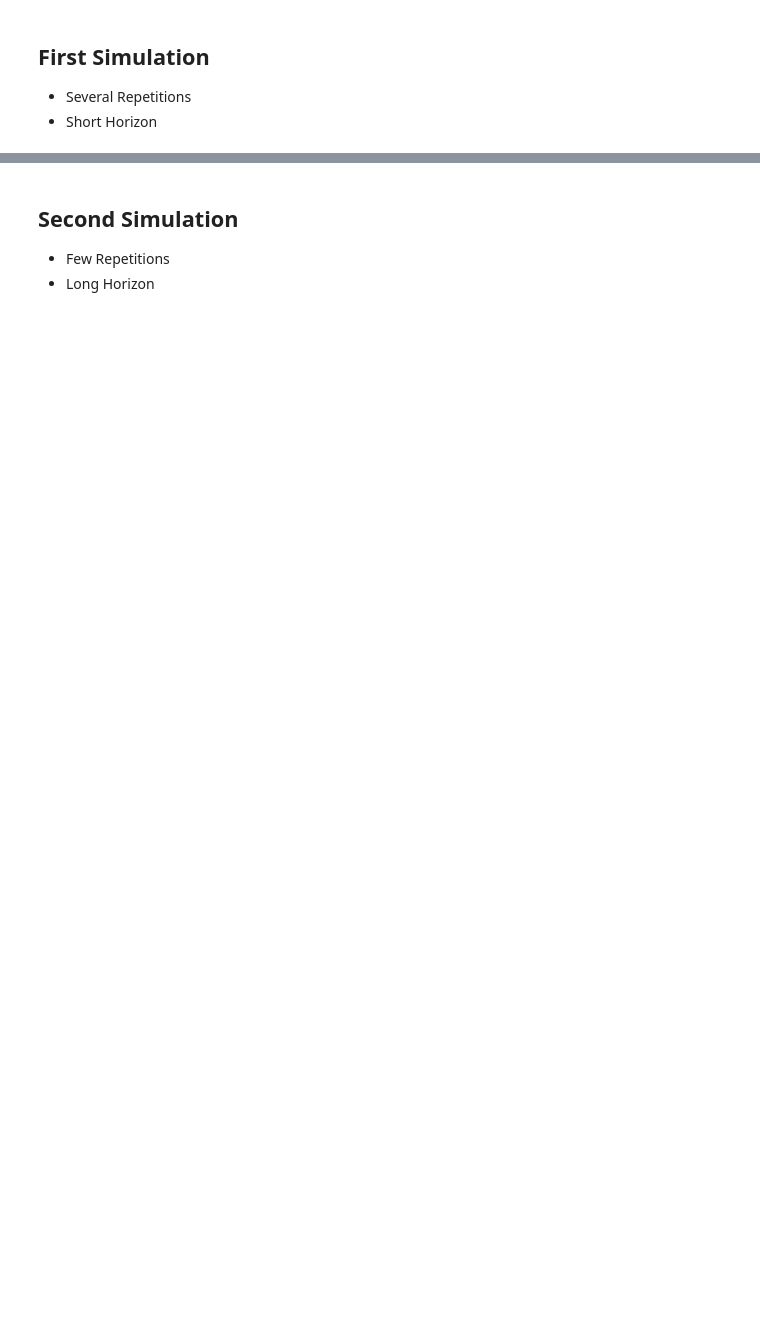
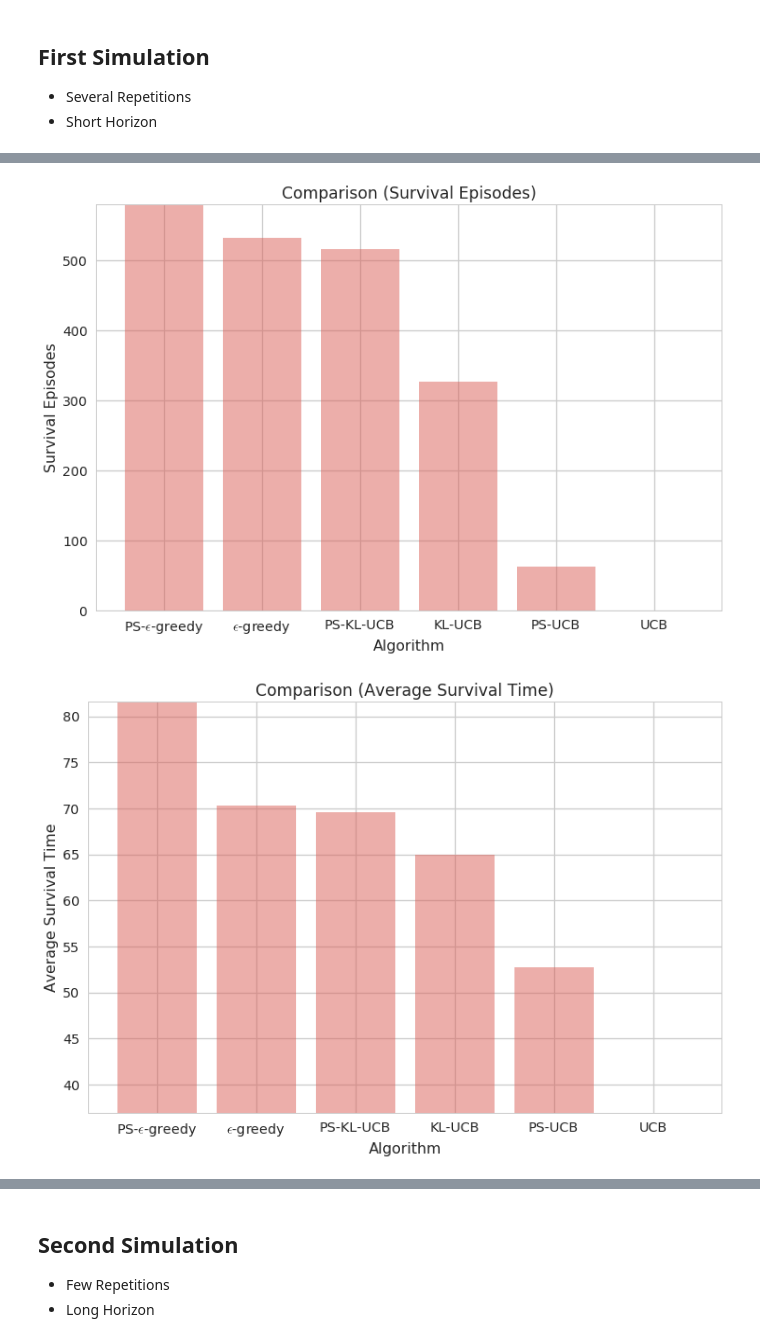
Before and after one commit to icmlanonymous/CyMAB, a Jupyter notebook: 05_multiple_algorithms_avereged_cyber.ipynb, the cells around one changed output, grey strips where cells are left out. Cells and saved outputs as stored; diff of their text form; code cells hidden in the pictures; blank space fills up the shorter version.

```diff
--- a/05_multiple_algorithms_avereged_cyber.ipynb
+++ b/05_multiple_algorithms_avereged_cyber.ipynb
@@ -119,7 +124,7 @@ win = None #tau//10
 tau = 100
 
 #repetitions
-n = 500
+n = 200
 
 M = mabs(A, G, tau, repetitions=n, window=win, inibudget=b_0)
 M.run(tqdm_leave=True)
@@ -155,0 +133,38 @@ for j, g in enumerate(M.G):
+# %%
+P = mabplt(M)
+
+rate_names = [
+    "Survival Episodes Rate",
+    "Survival Time (before ruin or end) (averaged over episodes)",
+    "Cumulative Time on Negative Budget (averaged over episodes)",
+    "Cumulative Negative Budget (averaged over episodes)"
+    ]
+#rate_algs = [str(g) for g in M.G]
+rate_algs = ["PS-$\epsilon$-greedy", "$\epsilon$-greedy", "PS-KL-UCB", "KL-UCB", "PS-UCB", "UCB"]
+rate_values = [1.0 - M.senb / M.n, M.MTTNB, M.mstnb, M.msnb]
+df = pd.DataFrame(rate_values, rate_names, columns=rate_algs)
+display(df)
+
+P.plot_comp_algs_ruined_episodes(show=False)
+plt.xticks(np.arange(M.m, dtype='int'), rate_algs, rotation='horizontal')
+#plt.savefig('surv_ep_t100.pdf')
+plt.show()
+
+P.plot_comp_algs_survival_time()
+#P.plot_comp_algs_cumulated_negative_budget()
+
+P.plot_budget_progression()
+
+P.plot_precision_progression()
+
+P.plot_negative_budget_progression()
+
+P.plot_negative_budget_time_progression()
+
+P.plot_cumulated_negative_budget_progression()
+
+for j, g in enumerate(M.G):
+    P.plot_survival_histogram(j=j, title=str(g))
+# %% [output]
+[figure, added]
+[figure, added]
```
Also changed, not shown: parts of 10 cells of this notebook, 3 other files.
